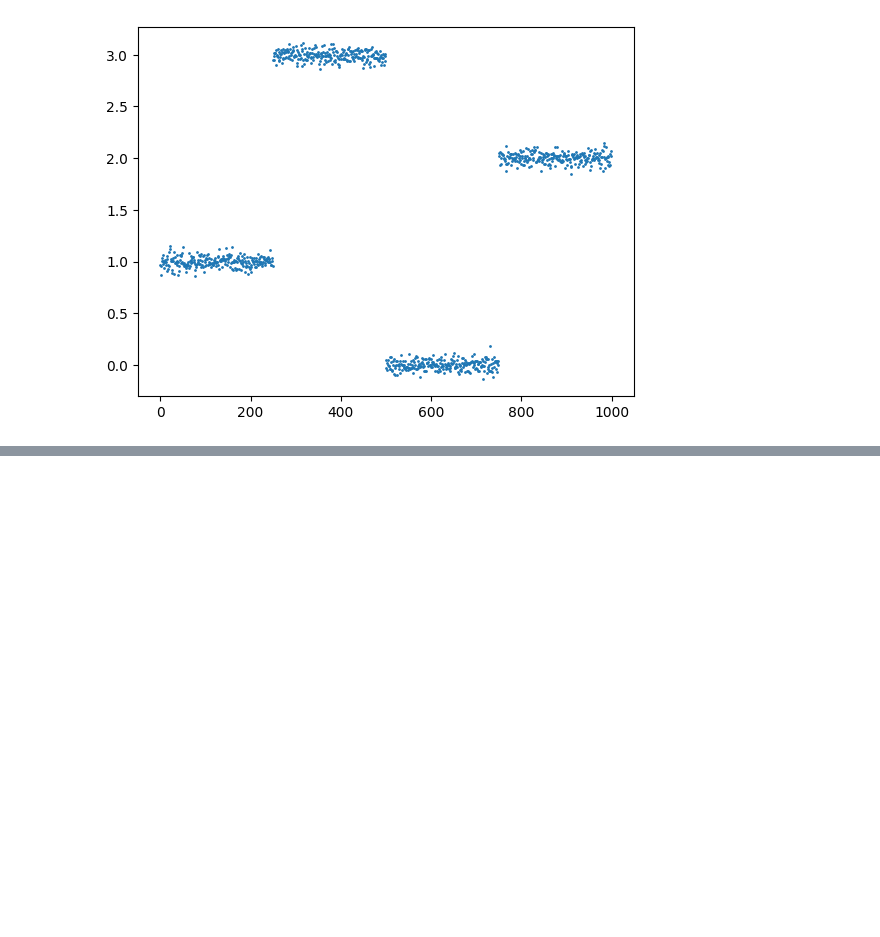
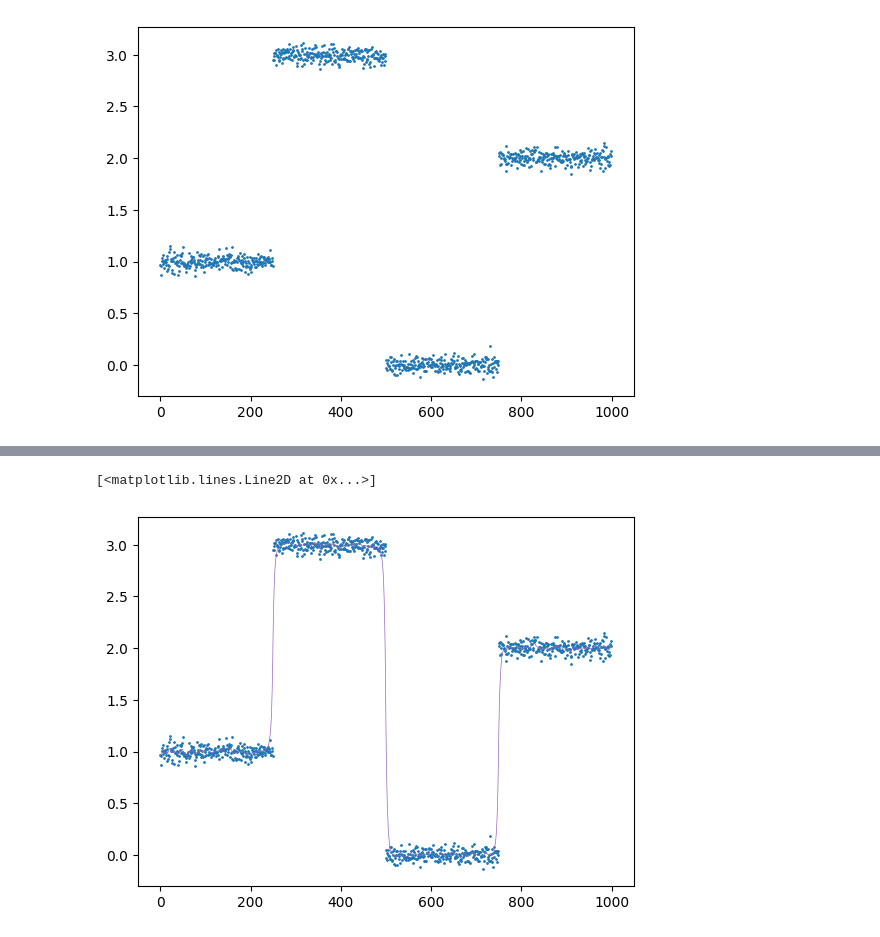
Before and after one commit to max-fricker/optimisation, a Jupyter notebook: rough.ipynb, the cells around one changed output, grey strips where cells are left out. Cells and saved outputs as stored; diff of their text form; code cells hidden in the pictures; blank space fills up the shorter version.

```diff
--- a/rough.ipynb
+++ b/rough.ipynb
@@ -71,0 +62,6 @@ plt.scatter(range(len(x)),x, s=1)
+# %%
+plt.scatter(range(len(s)),s, s=1)
+plt.plot(range(len(s)), denoised[10], 'tab:purple', lw = 0.5)
+# %% [output]
+[<matplotlib.lines.Line2D at 0x...>]
+[figure, added]
```
Also changed, not shown: parts of 10 cells of this notebook.
